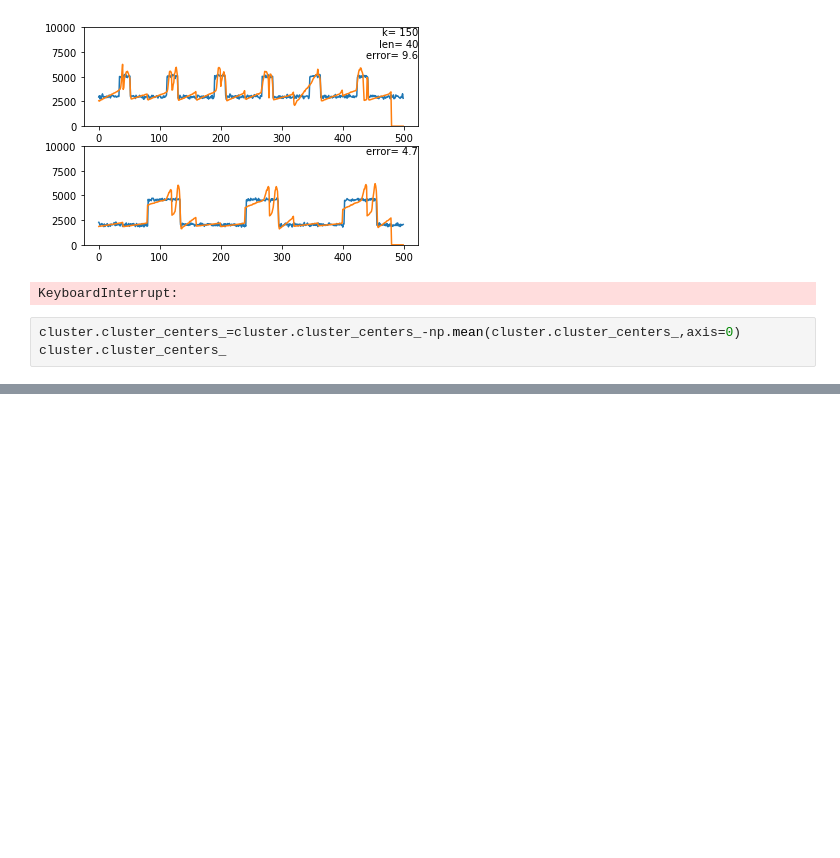
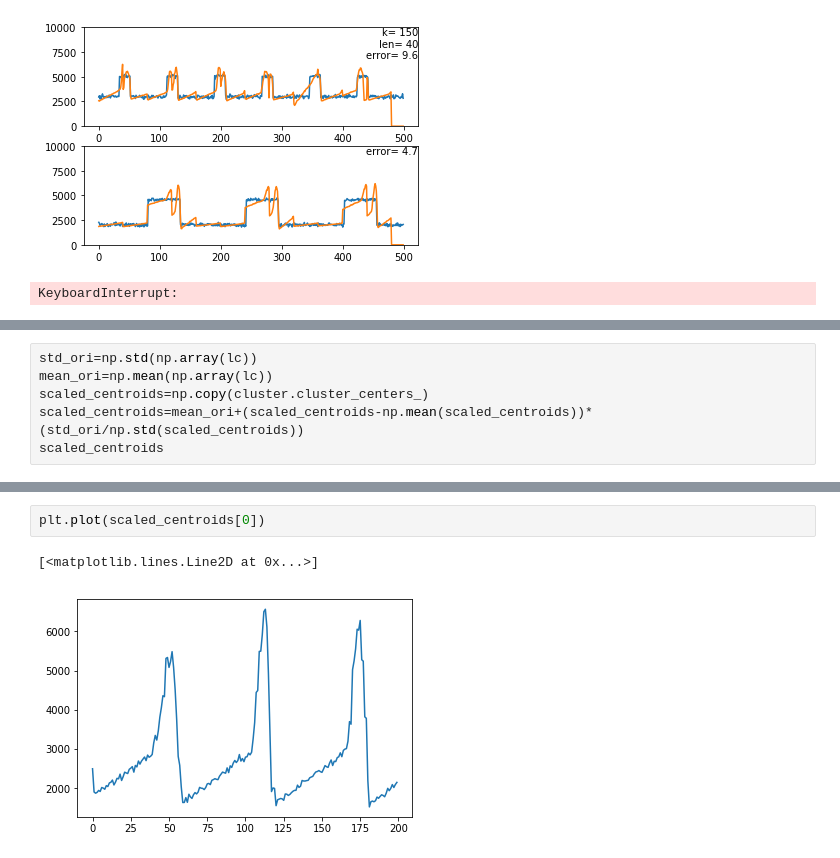
Before and after one commit to jorwatkapola/timeseries_segment_clustering, a Jupyter notebook: synthetic_test.ipynb, the cells around one changed output, grey strips where cells are left out. Cells and saved outputs as stored; diff of their text form; blank space fills up the shorter version.

Commit message:
scaling and mean shifting of centroids to test segements

```diff
--- a/synthetic_test.ipynb
+++ b/synthetic_test.ipynb
@@ -566,9 +566,6 @@ seg_lens:  [10, 20, 30, 40]
 [figure]
 [figure]
 KeyboardInterrupt:
-# %%
-cluster.cluster_centers_=cluster.cluster_centers_-np.mean(cluster.cluster_centers_,axis=0)
-cluster.cluster_centers_
 # %%
 cluster.cluster_centers_
 # %% [output]
@@ -587,0 +585,6 @@ array([[ -395.0894811 ,  -855.65340578,  -867.8786459 , ...,
+# %%
+std_ori=np.std(np.array(lc))
+mean_ori=np.mean(np.array(lc))
+scaled_centroids=np.copy(cluster.cluster_centers_)
+scaled_centroids=mean_ori+(scaled_centroids-np.mean(scaled_centroids))*(std_ori/np.std(scaled_centroids))
+scaled_centroids
@@ -587,0 +605,5 @@ array([[ -395.0894811 ,  -855.65340578,  -867.8786459 , ...,
+# %%
+plt.plot(scaled_centroids[0])
+# %% [output]
+[<matplotlib.lines.Line2D at 0x...>]
+[figure, added]
```
Also changed, not shown: parts of 9 cells of this notebook, 8 other files.
